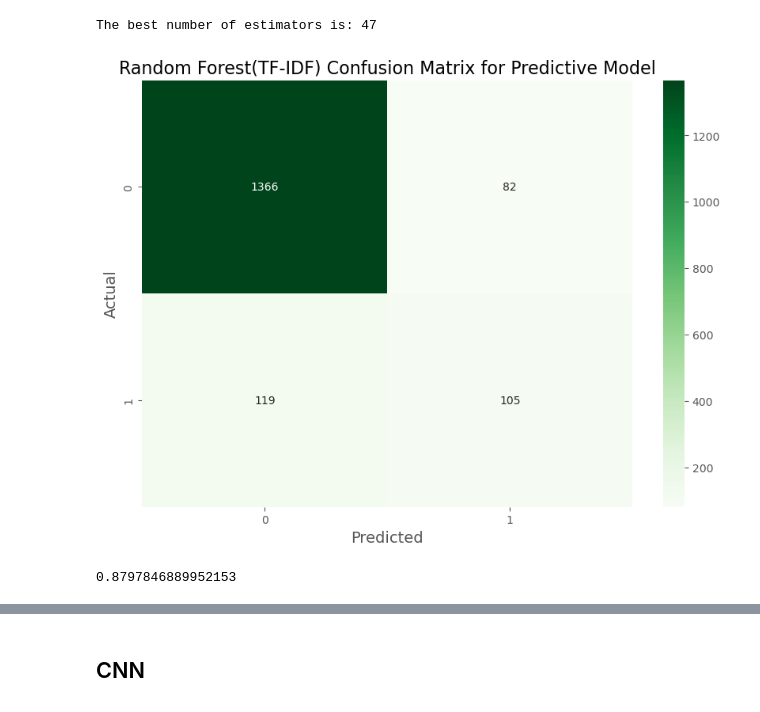
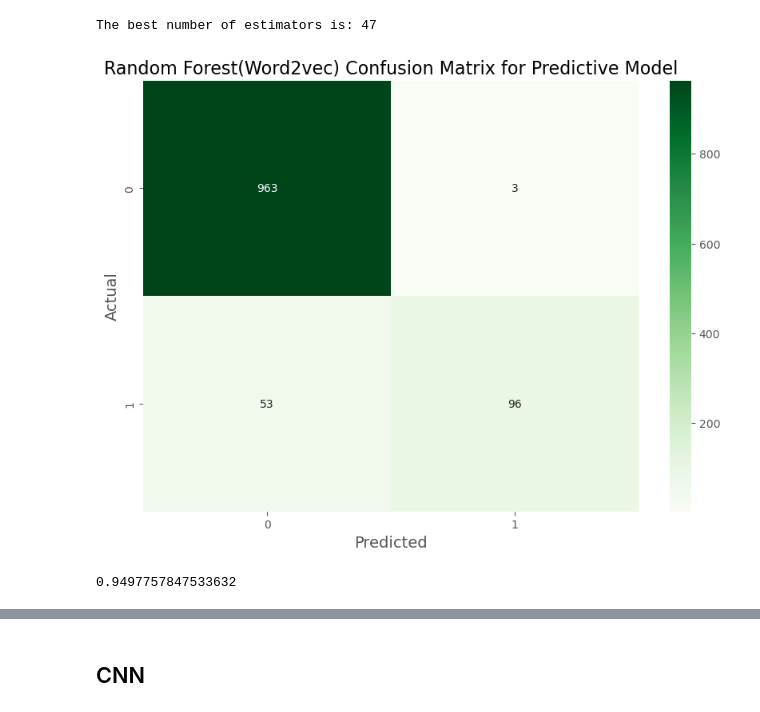
Before and after one commit to jimmy080823/NLP_final, a Jupyter notebook: final_assignment.ipynb, the cells around one changed output, grey strips where cells are left out. Drawn from its saved outputs; the diff is of its cells as text; code cells hidden in the pictures.

```diff
--- a/final_assignment.ipynb
+++ b/final_assignment.ipynb
@@ -152,14 +155,19 @@ Unique labels after conversion: [0 1]
 Unique classes in y_train: [0 1]
 Unique classes in y_test: [0 1]
 # %%
-rf_classifier = RandomForestClassifier(n_estimators=37, criterion = 'entropy', random_state=1)
-rf_classifier.fit(X_train, y_train)
+X_res, y_res = SMOTE(random_state=1).fit_resample(X_train, y_train)
+X_res, y_res = TomekLinks().fit_resample(X_res, y_res)
 
-y_pred = rf_classifier.predict(X_test)
+rf_classifierTF = RandomForestClassifier(n_estimators=37, criterion = 'entropy', random_state=1)
+#rf_classifierTF.fit(X_train, y_train)
+rf_classifierTF.fit(X_res, y_res)
+
+y_pred = rf_classifierTF.predict(X_test)
 
 accuracy = accuracy_score(y_test, y_pred)
 print("Accuracy:", accuracy)
 print("\nClassification Report:\n", classification_report(y_test, y_pred))
+print("ROC :", roc_auc_score(y_test, y_pred))
 #estimator= 100 => 97.37%
 #estimator= 37 => 97.37%
 # %% [output]
@@ -222,14 +233,19 @@ X = X_word2vec
 y = df['Label'].apply(lambda x: 1 if x == 'spam' else 0)
 X_train, X_test, y_train, y_test = train_test_split(X, y, test_size=0.2, random_state=1, stratify=y)
 
-rf_classifier = RandomForestClassifier(n_estimators=47, criterion = 'entropy', random_state=1)
-rf_classifier.fit(X_train, y_train)
 
-y_pred = rf_classifier.predict(X_test)
+X_res, y_res = SMOTE(random_state=1).fit_resample(X_train, y_train)
+
+rf_classifierW2V = RandomForestClassifier(n_estimators=47, criterion = 'entropy', random_state=1)
+#rf_classifierW2V.fit(X_train, y_train)
+rf_classifierW2V.fit(X_res, y_res)
+
+y_pred = rf_classifierW2V.predict(X_test)
 
 accuracy = accuracy_score(y_test, y_pred)
 print("Accuracy:", accuracy)
 print("\nClassification Report:\n", classification_report(y_test, y_pred))
+print("ROC :", roc_auc_score(y_test, y_pred))
 #estimators = 100 => 94.85%
 #estimators = 47  => 95.16%
 # %% [output]
@@ -274,15 +293,17 @@ The best number of estimators is: 47
 # %%
 cm = confusion_matrix(y_test, y_pred)
 
 
 # Plotting
+
+
 plt.figure(figsize=(10, 7))
 sns.heatmap(cm, annot=True,cmap='Greens', fmt='g')
-plt.title('Random Forest(TF-IDF) Confusion Matrix for Predictive Model', fontsize=16)
+plt.title('Random Forest(Word2vec) Confusion Matrix for Predictive Model', fontsize=16)
 plt.ylabel('Actual', fontsize=14)
 plt.xlabel('Predicted', fontsize=14)
 plt.show()
 accuracy_score(y_test, y_pred)
 # %% [output]
-[figure, old version]
+[figure, new version]
-0.8797846889952153
+0.9497757847533632
```
Also changed, not shown: parts of 25 cells of this notebook, 2 other files.
